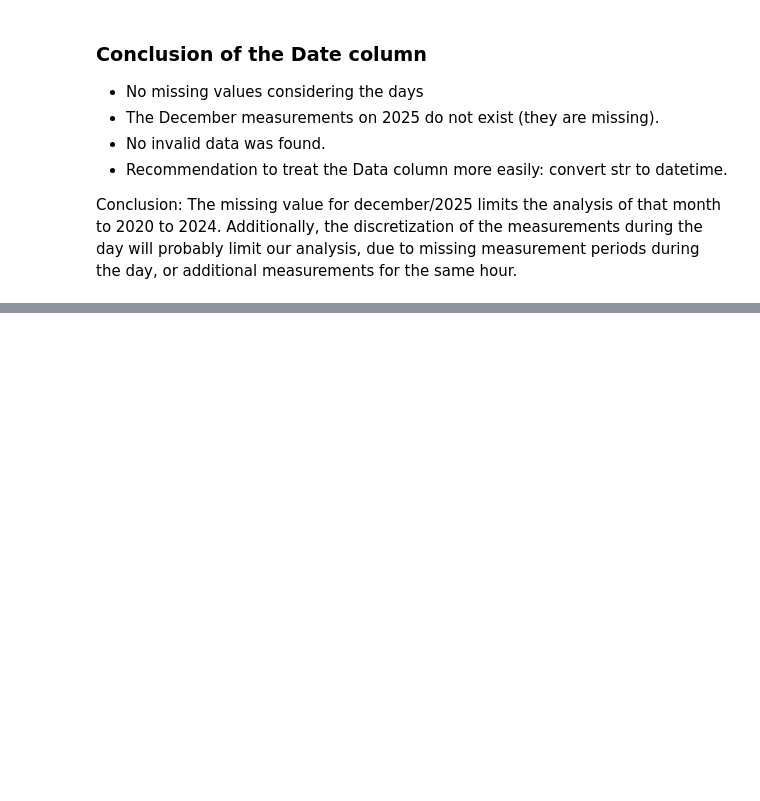
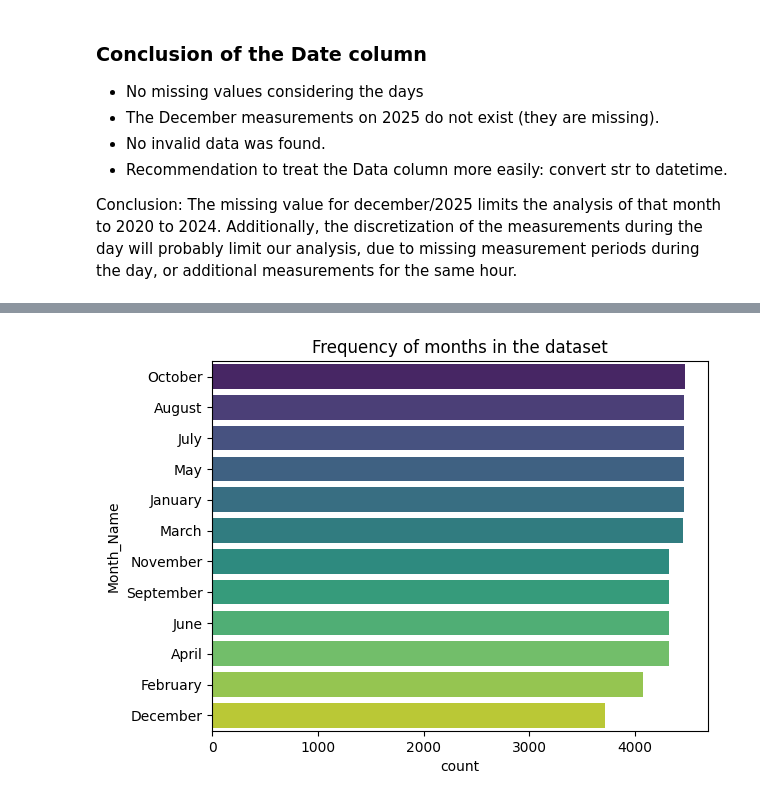
Before and after one commit to coffeedrunkpanda/project-2-eda-sql, a Jupyter notebook: eda-univariate.ipynb, the cells around one changed output, grey strips where cells are left out. Saved outputs shown, nothing was run; the diff lists cells and outputs as text; code cells hidden in the pictures; blank space fills up the shorter version.

```diff
--- a/eda-univariate.ipynb
+++ b/eda-univariate.ipynb
@@ -294,0 +361,13 @@ due to missing measurement periods during the day, or additional measurements fo
+# %%
+frequency_table = categorical_data.Month_Name.value_counts().reset_index()
+proportions_table = categorical_data.Month_Name.value_counts(normalize=True).reset_index()
+# %%
+import seaborn as sns
+import matplotlib.pyplot as plt
+
+
+ax = sns.barplot(y="Month_Name", x = "count", data=frequency_table,palette='viridis', hue="Month_Name")
+ax.set_title("Frequency of months in the dataset")
+plt.show()
+# %% [output]
+[figure, added]
```
Also changed, not shown: parts of 38 cells of this notebook.
